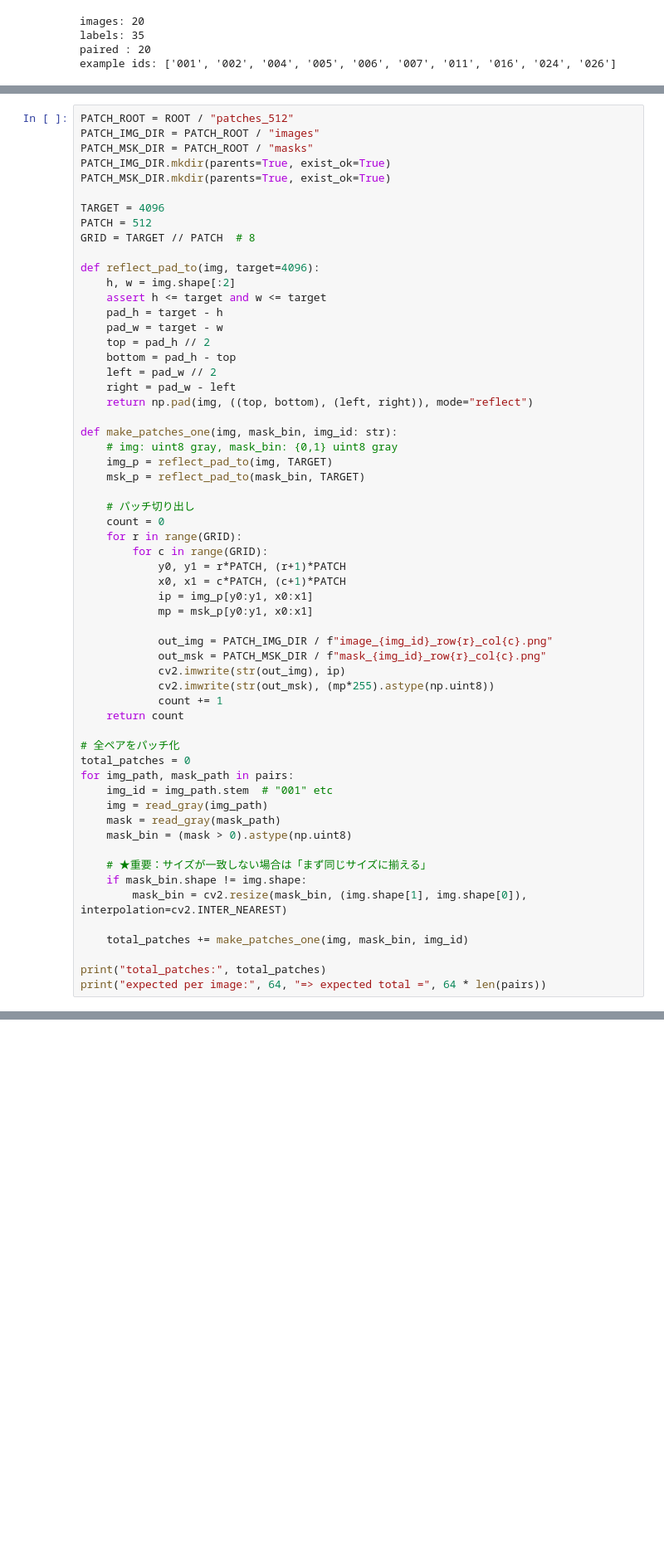
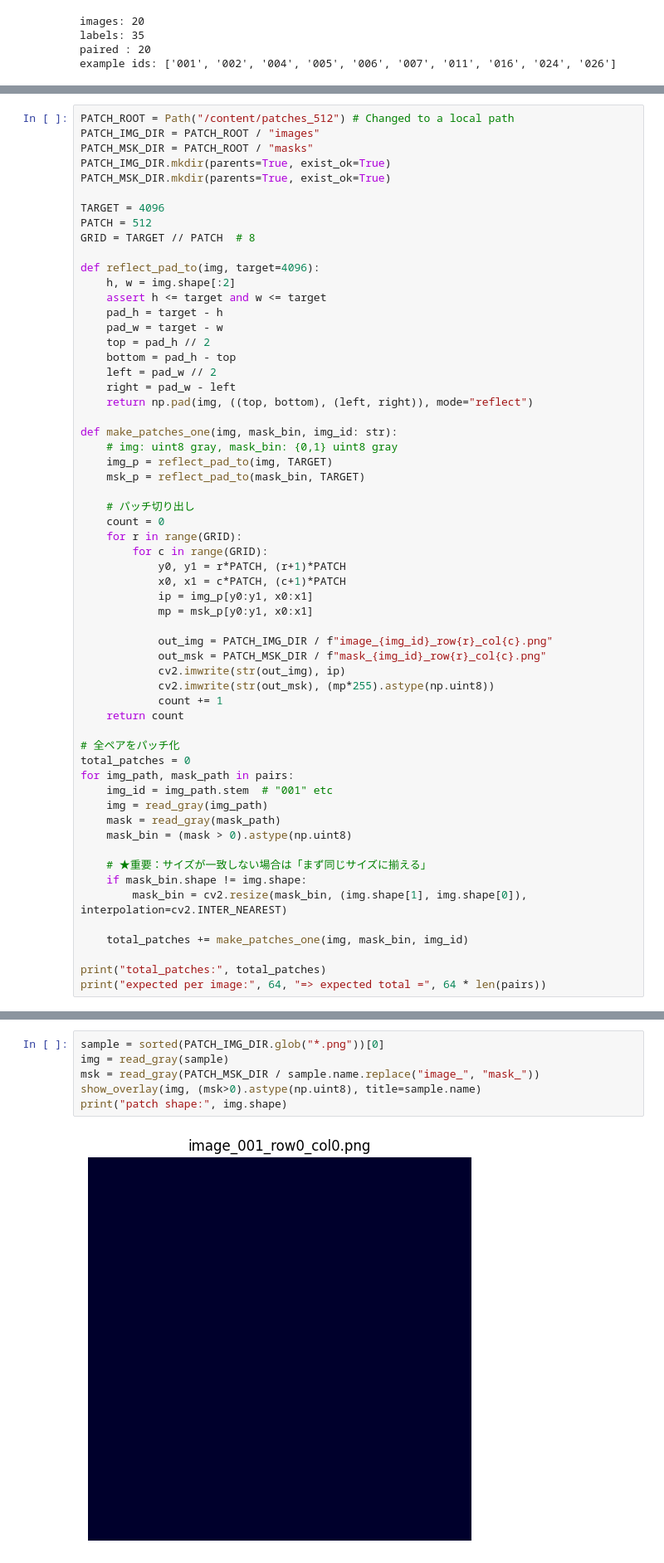
Before and after one commit to otakunoichin/test, a Jupyter notebook: AI網膜.ipynb, the cells around one changed output, grey strips where cells are left out. Shown at 83% size. Saved outputs shown, nothing was run; the diff lists cells and outputs as text; blank space fills up the shorter version.

```diff
--- a/AI網膜.ipynb
+++ b/AI網膜.ipynb
@@ -89,7 +89,7 @@ img shape : (4000, 4000) dtype: uint8 min/max: 0 255
 mask shape: (4000, 4000) dtype: uint8 unique (sample): [  0 255]
 [figure]
 # %%
-PATCH_ROOT = ROOT / "patches_512"
+PATCH_ROOT = Path("/content/patches_512") # Changed to a local path
 PATCH_IMG_DIR = PATCH_ROOT / "images"
 PATCH_MSK_DIR = PATCH_ROOT / "masks"
 PATCH_IMG_DIR.mkdir(parents=True, exist_ok=True)
@@ -151,0 +153,8 @@ OSError: [Errno 30] Read-only file system: '/content/drive/MyDrive/ai_dataset/pa
+# %%
+sample = sorted(PATCH_IMG_DIR.glob("*.png"))[0]
+img = read_gray(sample)
+msk = read_gray(PATCH_MSK_DIR / sample.name.replace("image_", "mask_"))
+show_overlay(img, (msk>0).astype(np.uint8), title=sample.name)
+print("patch shape:", img.shape)
+# %% [output]
+[figure, added]
```
Also changed, not shown: parts of 16 cells of this notebook.
